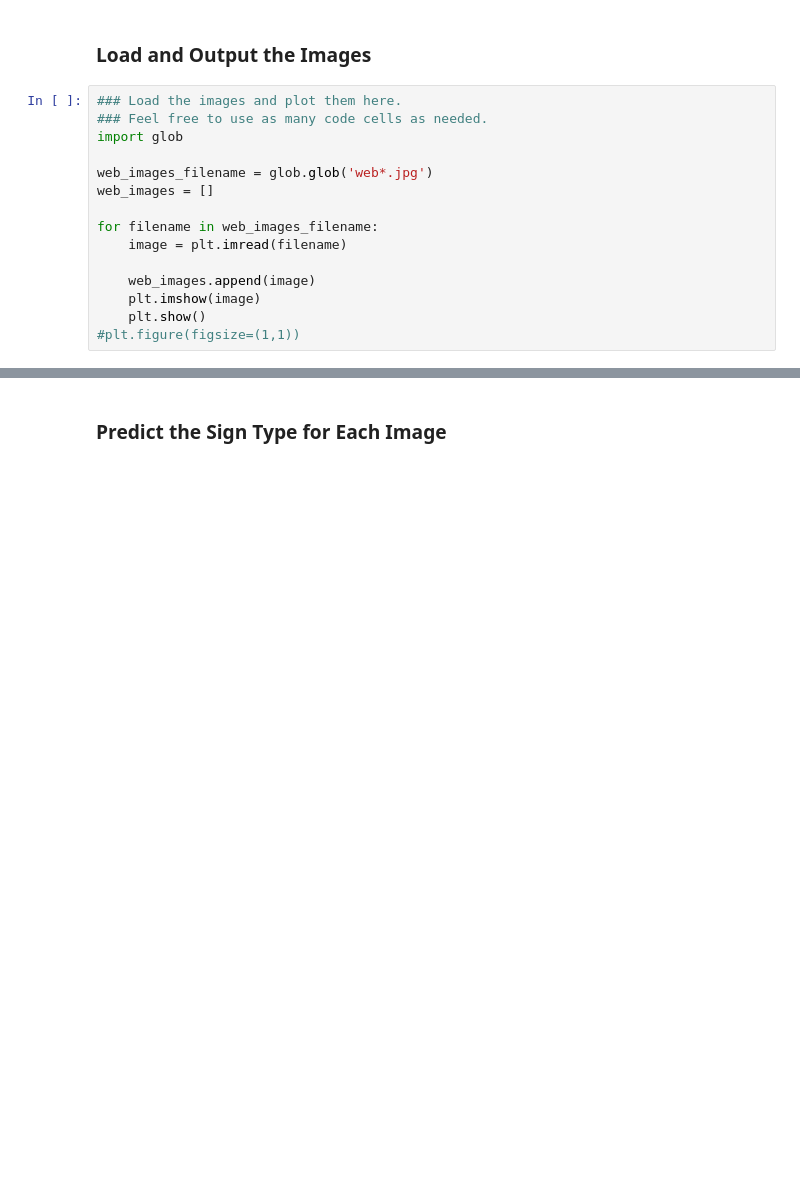
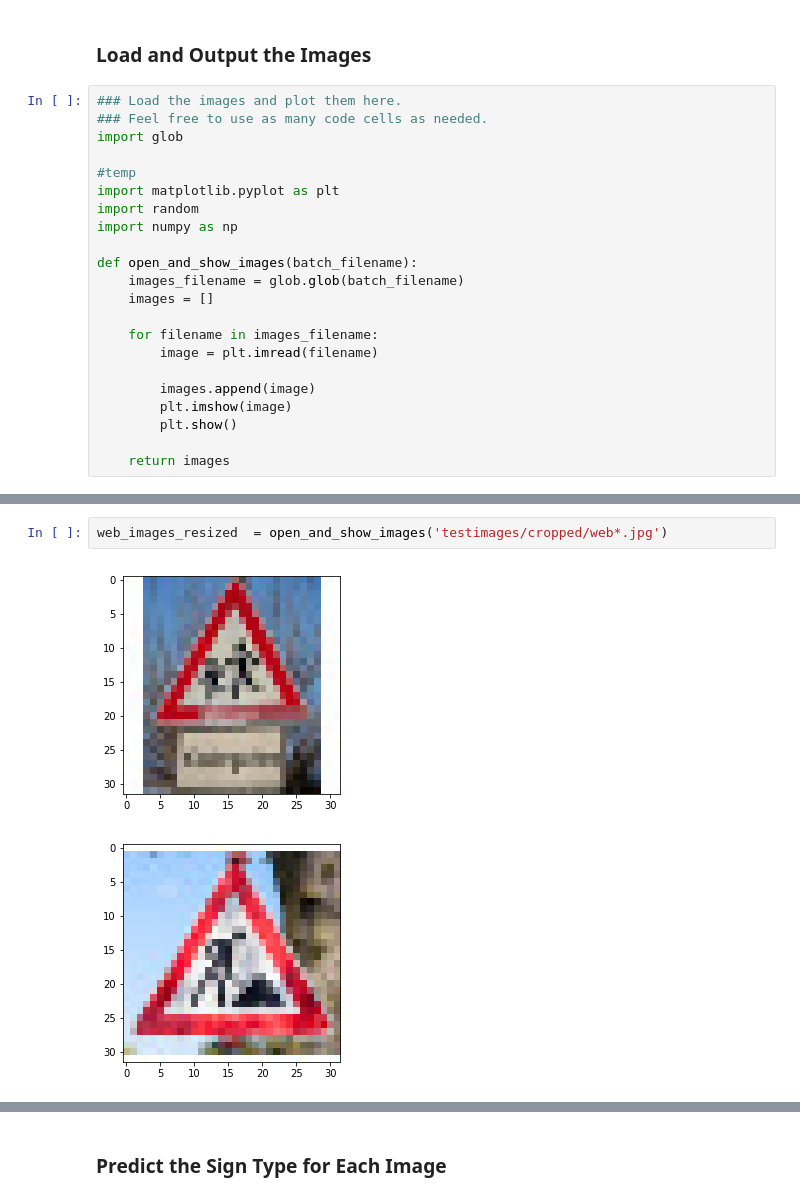
Before and after one commit to arif-makhdzir/SelfDrivingCarND-P2-TrafficSignClassifier, a Jupyter notebook: Traffic_Sign_Classifier.ipynb, the cells around one changed output, grey strips where cells are left out. Drawn from its saved outputs; the diff is of its cells as text; blank space fills up the shorter version.

```diff
--- a/Traffic_Sign_Classifier.ipynb
+++ b/Traffic_Sign_Classifier.ipynb
@@ -355,13 +401,20 @@ You may find `signnames.csv` useful as it contains mappings from the class id (i
 ### Feel free to use as many code cells as needed.
 import glob
 
-web_images_filename = glob.glob('web*.jpg')
-web_images = []
+#temp
+import matplotlib.pyplot as plt
+import random
+import numpy as np
 
-for filename in web_images_filename:
-    image = plt.imread(filename)
+def open_and_show_images(batch_filename):
+    images_filename = glob.glob(batch_filename)
+    images = []
 
-    web_images.append(image)
-    plt.imshow(image)
-    plt.show()
-#plt.figure(figsize=(1,1))
+    for filename in images_filename:
+        image = plt.imread(filename)
+
+        images.append(image)
+        plt.imshow(image)
+        plt.show()
+
+    return images
@@ -373,0 +429,5 @@ for filename in web_images_filename:
+# %%
+web_images_resized  = open_and_show_images('testimages/cropped/web*.jpg')
+# %% [output]
+[figure, added]
+[figure, added]
```
Also changed, not shown: parts of 12 cells of this notebook.
